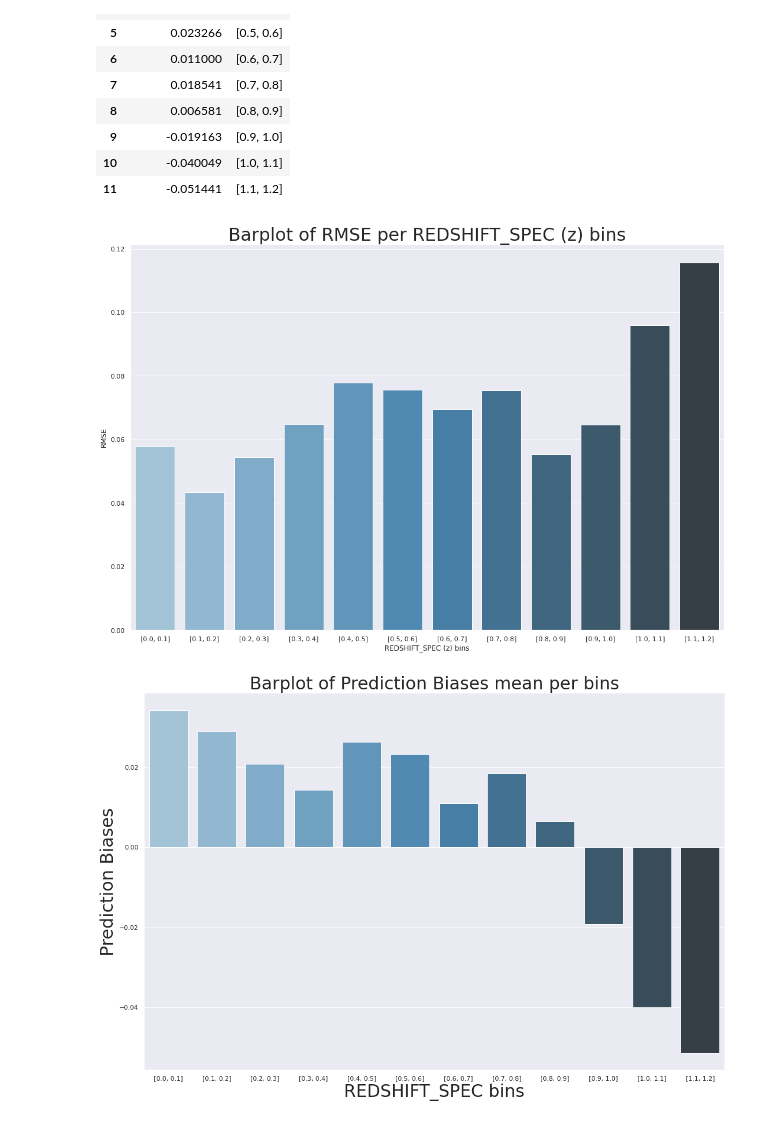
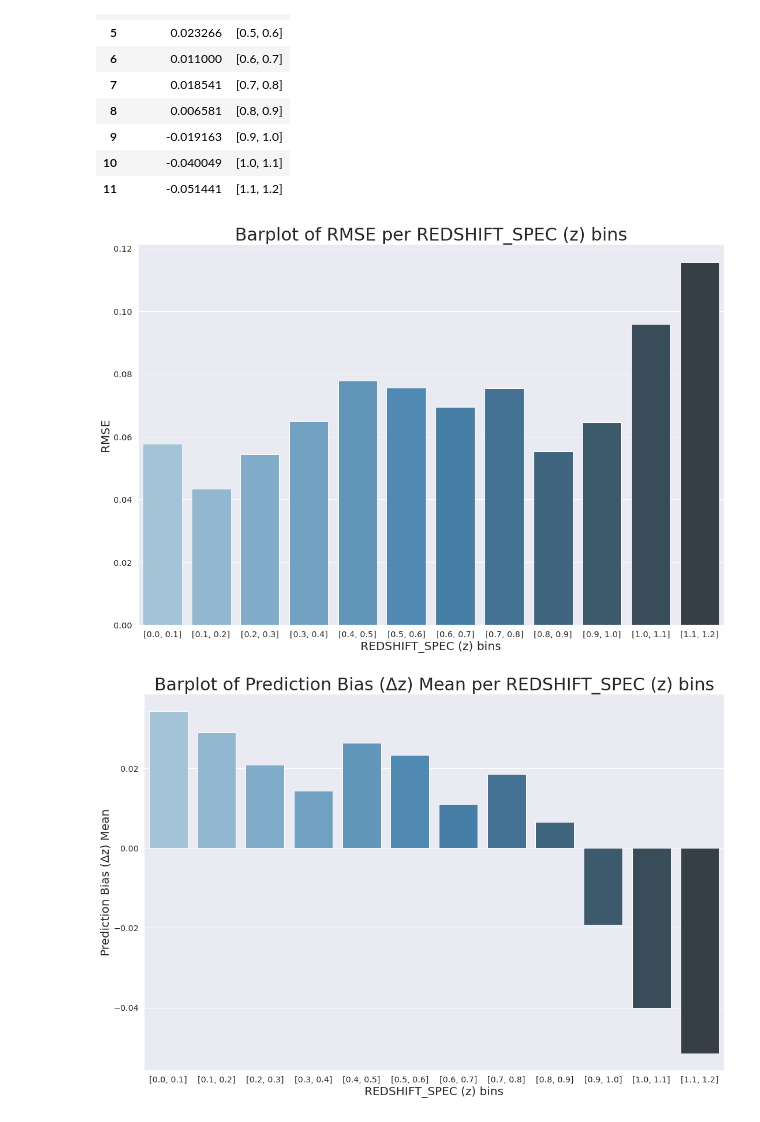
Before and after one commit to FelipeMFO/photometric-redshift-prediction, a Jupyter notebook: notebooks/evaluating/autoML_z-deltaz.ipynb, the cells around one changed output. Drawn from its saved outputs; the diff is of its cells as text; code cells hidden in the pictures.

```diff
--- a/notebooks/evaluating/autoML_z-deltaz.ipynb
+++ b/notebooks/evaluating/autoML_z-deltaz.ipynb
@@ -223,12 +227,13 @@ fig.savefig('delta_z_rmse.pdf')
 # %% [output]
 [figure]
 # %%
+sns.set(font_scale = 1.3)
 fig = df_dz.plot.scatter(x="REDSHIFT_SPEC", y="prediction_bias",
                          c="Available Points", colormap='Blues',
                          figsize=(18, 12), sharex=False, fontsize=14).figure
 # fig.tick_params(labelsize=6)
-plt.xlabel('REDSHIFT_SPEC (z)')
-plt.ylabel(u'Prediction Bias (Δz)')
+plt.xlabel('REDSHIFT_SPEC (z)', fontsize=20)
+plt.ylabel(u'Prediction Bias (Δz)', fontsize=20)
 fig.suptitle(u"Prediction Bias (Δz) per z with available points", fontsize=30)
 fig.savefig('prediction_bias.pdf')
 # %% [output]
@@ -381,7 +386,7 @@ df_prediction_biases
 # %%
 SMALL_SIZE = 8
 MEDIUM_SIZE = 10
-BIGGER_SIZE = 20
+BIGGER_SIZE = 55
 
 plt.rc('font', size=BIGGER_SIZE)          # controls default text sizes
 plt.rc('axes', titlesize=BIGGER_SIZE)     # fontsize of the axes title
@@ -395,30 +400,32 @@ plt.rc('figure', titlesize=BIGGER_SIZE)  # fontsize of the figure title
 # %%
 import seaborn as sns
 
 sns.set_theme(style="whitegrid")
 sns.set(rc = {'figure.figsize':(18,12)})
+sns.set(font_scale = 1.3)
 
 
 ax = sns.barplot(x="bins", y="RMSE", data=df_rmses,  palette="Blues_d")
 ax.axes.set_title("Barplot of RMSE per REDSHIFT_SPEC (z) bins", fontsize=30)
-ax.set_xlabel("REDSHIFT_SPEC (z) bins")
-ax.set_ylabel("RMSE")
+ax.set_xlabel("REDSHIFT_SPEC (z) bins", fontsize=20)
+ax.set_ylabel("RMSE", fontsize=20)
 
 ax.figure.savefig("barplot_rmse.pdf")
 # %% [output]
-[figure, old version]
+[figure, new version]
 # %%
 import seaborn as sns
 
 sns.set_theme(style="whitegrid")
 sns.set(rc = {'figure.figsize':(18,12)})
+sns.set(font_scale = 1.3)
 
 
 ax = sns.barplot(x="bins", y="Prediction Biases", data=df_prediction_biases,  palette="Blues_d")
 ax.axes.set_title(u"Barplot of Prediction Bias (Δz) Mean per REDSHIFT_SPEC (z) bins", fontsize=30)
-ax.set_xlabel("REDSHIFT_SPEC (z) bins")
-ax.set_ylabel("Prediction Bias (Δz) Mean")
+ax.set_xlabel("REDSHIFT_SPEC (z) bins", fontsize=20)
+ax.set_ylabel("Prediction Bias (Δz) Mean", fontsize=20)
 
 ax.figure.savefig("barplot_prediction_biases.pdf")
 # %% [output]
-[figure, old version]
+[figure, new version]
```
Also changed, not shown: parts of 4 cells of this notebook, 4 other files.
